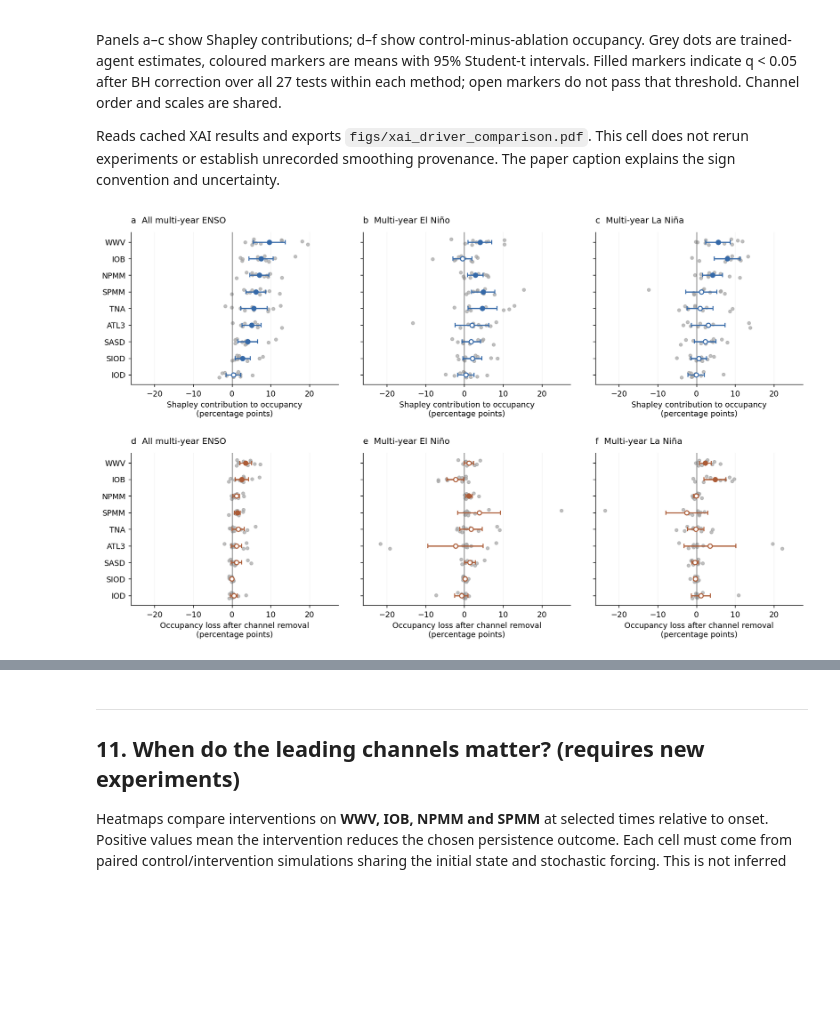
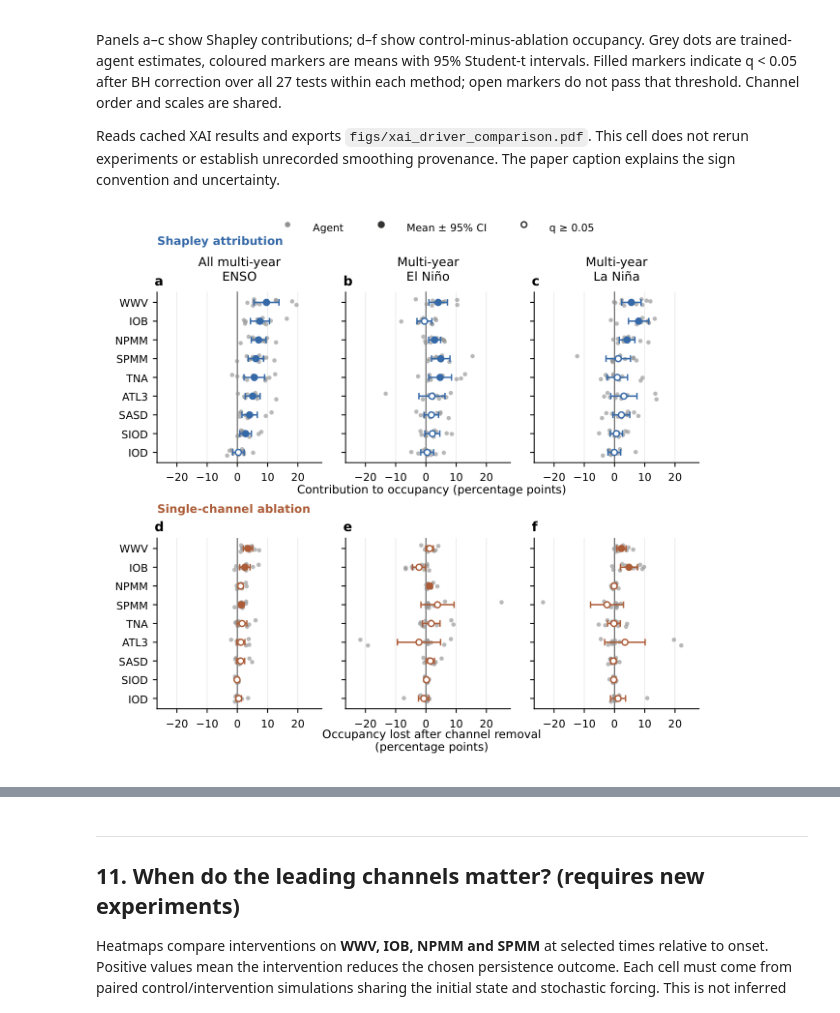
Before and after one commit to ayman-tech/enso-rl, a Jupyter notebook: notebooks/analysis_xai.ipynb, the cells around one changed output, grey strips where cells are left out. Saved outputs shown, nothing was run; the diff lists cells and outputs as text; code cells hidden in the pictures; blank space fills up the shorter version.

```diff
--- a/notebooks/analysis_xai.ipynb
+++ b/notebooks/analysis_xai.ipynb
@@ -517,44 +523,84 @@ Reads cached XAI results and exports `figs/xai_driver_comparison.pdf`. This cell
 # %%
 with np.load(BASE / 'shapley/shapley_ensemble.npz') as archive:
     S = {key: archive[key] for key in archive.files}
 with np.load(BASE / 'counterfactual/counterfactual_ensemble.npz') as archive:
     A = {key: archive[key] for key in archive.files}
 assert np.array_equal(S['features'], A['features'])
 assert np.array_equal(S['seeds'], A['seeds'])
 order = np.argsort(-S['mean_total'])
 names = S['features'][order]
 phases = ['total', 'el_nino', 'la_nina']
 labels = ['All multi-year ENSO', 'Multi-year El Niño', 'Multi-year La Niña']
 for field in ['nino34_smooth_alignment', 'nino34_smooth_months']:
     if (field in S) != (field in A) or (field in S and not np.array_equal(S[field], A[field])):
         raise ValueError(f'Shapley and ablation provenance differs: {field}')
 # Missing provenance does not establish a convention; no smoothing claim is inferred.
-plt.rcParams.update({'font.size': 10, 'pdf.fonttype': 42,
-                     'axes.spines.top': False, 'axes.spines.right': False})
-fig, axes = plt.subplots(2, 3, figsize=(13, 8), sharex=True, sharey=True)
-for row, (data, sign, color) in enumerate([(S, 1, '#3569a8'), (A, -1, '#ac5c37')]):
-    for col, (phase, label) in enumerate(zip(phases, labels)):
-        ax = axes[row, col]
-        values = sign * 100 * data['per_seed_' + phase][:, order]
-        means = sign * 100 * data['mean_' + phase][order]
-        ci = 100 * data['ci_' + phase][order]
-        significant = data['q_' + phase][order] < .05
-        for j in range(len(names)):
-            ax.scatter(values[:, j], j + np.linspace(-.17, .17, len(values)),
-                       s=15, c='0.65', alpha=.7, zorder=2)
-            ax.errorbar(means[j], j, xerr=ci[j], fmt='o', ms=5.5,
-                        color=color, markerfacecolor=color if significant[j] else 'white',
-                        markeredgewidth=1.3, capsize=3, lw=1.5, zorder=3)
-        ax.axvline(0, c='.35', lw=.8)
-        ax.grid(axis='x', alpha=.15)
-        ax.set_yticks(range(len(names)), names)
-        ax.set_title(f'{chr(97 + 3*row + col)}  {label}', loc='left', fontsize=11, pad=12)
-        ax.set_xlabel(('Shapley contribution to occupancy' if row == 0 else
-                       'Occupancy loss after channel removal') + '\n(percentage points)')
-        ax.tick_params(axis='x', labelbottom=True)
-axes[0, 0].invert_yaxis()
-fig.subplots_adjust(top=.93, bottom=.10, left=.07, right=.99, hspace=.45, wspace=.12)
-save_fig(fig, FIGS / 'xai_driver_comparison.png')
+def plot_attribution_summary(shapley, ablation, metric):
+    """Same six-panel comparison and font sizes for frequency and occupancy."""
+    from matplotlib.lines import Line2D
+    prefix, multiplier = ('count_', 1) if metric == 'frequency' else ('', 100)
+    phase_keys = [prefix + phase for phase in ['total', 'el_nino', 'la_nina']]
+    feature_order = np.argsort(-shapley['mean_' + phase_keys[0]])
+    feature_names = shapley['features'][feature_order]
+    column_labels = ['All multi-year ENSO', 'Multi-year El Niño', 'Multi-year La Niña']
+    figure = plt.figure(figsize=(131 / 25.4, 120 / 25.4), facecolor='white')
+    positions = [( .55, .305), (.11, .305)]
+    panel_axes, extrema = [], []
+    for row, (data, sign, color) in enumerate([(shapley, 1, '#3569a8'),
+                                               (ablation, -1, '#ac5c37')]):
+        for col, phase in enumerate(phase_keys):
+            bottom, height = positions[row]
+            ax = figure.add_axes([[.10, .409, .718][col], bottom, .27, height])
+            panel_axes.append(ax)
+            values = sign * multiplier * data['per_seed_' + phase][:, feature_order]
+            means = sign * multiplier * data['mean_' + phase][feature_order]
+            ci = multiplier * data['ci_' + phase][feature_order]
+            significant = data['q_' + phase][feature_order] < .05
+            assert np.allclose(means, values.mean(axis=0))
+            extrema.extend([values.min(), values.max(), (means - ci).min(), (means + ci).max()])
+            for j in range(len(feature_names)):
+                ax.scatter(values[:, j], j + np.linspace(-.17, .17, len(values)),
+                           s=7, color='#929292', alpha=.65, linewidths=0, zorder=2)
+                ax.errorbar(means[j], j, xerr=ci[j], fmt='o', ms=3.6, color=color,
+                            mfc=color if significant[j] else 'white', mec=color,
+                            mew=.85, capsize=2, elinewidth=.9, zorder=3)
+            ax.axvline(0, color='#666666', lw=.65, zorder=1)
+            ax.set_axisbelow(True)
+            ax.grid(axis='x', color='#e8e8e8', lw=.45)
+            ax.set_yticks(range(len(feature_names)), feature_names if col == 0 else [])
+            ax.set_ylim(len(feature_names) - .45, -.55)
+            ax.tick_params(axis='y', pad=3, length=0)
+            ax.spines[['top', 'right']].set_visible(False)
+            ax.text(-.015, 1.025, chr(97 + row * 3 + col), transform=ax.transAxes,
+                    fontweight='bold', ha='left', va='bottom')
+            if row == 0:
+                ax.set_title(column_labels[col].replace('Multi-year ', 'Multi-year\n')
+                             if col else 'All multi-year\nENSO', pad=7)
+    lo, hi = min(extrema), max(extrema)
+    padding = .06 * (hi - lo)
+    for ax in panel_axes:
+        ax.set_xlim(min(lo - padding, 0), max(hi + padding, 0))
+        ax.set_xticks([-5, 0, 5, 10, 15, 20] if metric == 'frequency'
+                      else [-20, -10, 0, 10, 20])
+    figure.text(.10, .94, 'Shapley attribution', fontweight='bold', color='#3569a8')
+    figure.text(.10, .46, 'Single-channel ablation', fontweight='bold', color='#ac5c37')
+    if metric == 'frequency':
+        upper_label = 'Contribution to event frequency (events per century)'
+        lower_label = 'Event frequency lost after channel removal\n(events per century)'
+    else:
+        upper_label = 'Contribution to occupancy (percentage points)'
+        lower_label = 'Occupancy lost after channel removal\n(percentage points)'
+    figure.text(.55, .495, upper_label, ha='center')
+    figure.text(.55, .035, lower_label, ha='center')
+    handles = [Line2D([], [], marker='o', linestyle='', color='#929292', ms=2.4, label='Agent'),
+               Line2D([], [], marker='o', linestyle='', color='#333333', ms=3.4, label='Mean ± 95% CI'),
+               Line2D([], [], marker='o', linestyle='', color='#333333', mfc='white', ms=3.4, label='q ≥ 0.05')]
+    figure.legend(handles=handles, loc='upper center', bbox_to_anchor=(.55, 1), ncol=3,
+                  frameon=False, handletextpad=.4, columnspacing=1.1, borderaxespad=0)
+    return figure
+
+fig = plot_attribution_summary(S, A, metric='occupancy')
+save_paper_fig(fig, FIGS / 'xai_driver_comparison.pdf', layout=False)
 plt.show()
 # %% [output]
-[figure, old version]
+[figure, new version]
```
Also changed, not shown: parts of 5 cells of this notebook, 5 other files.
